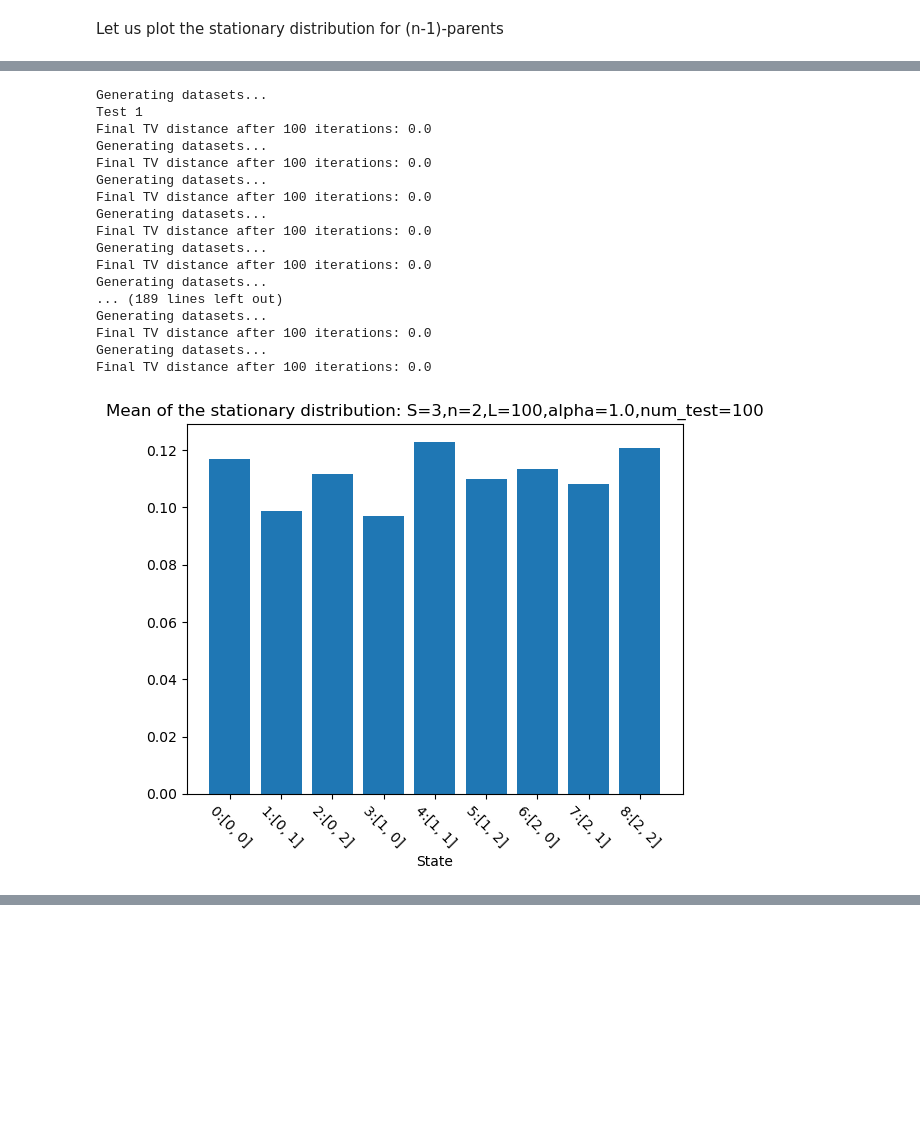
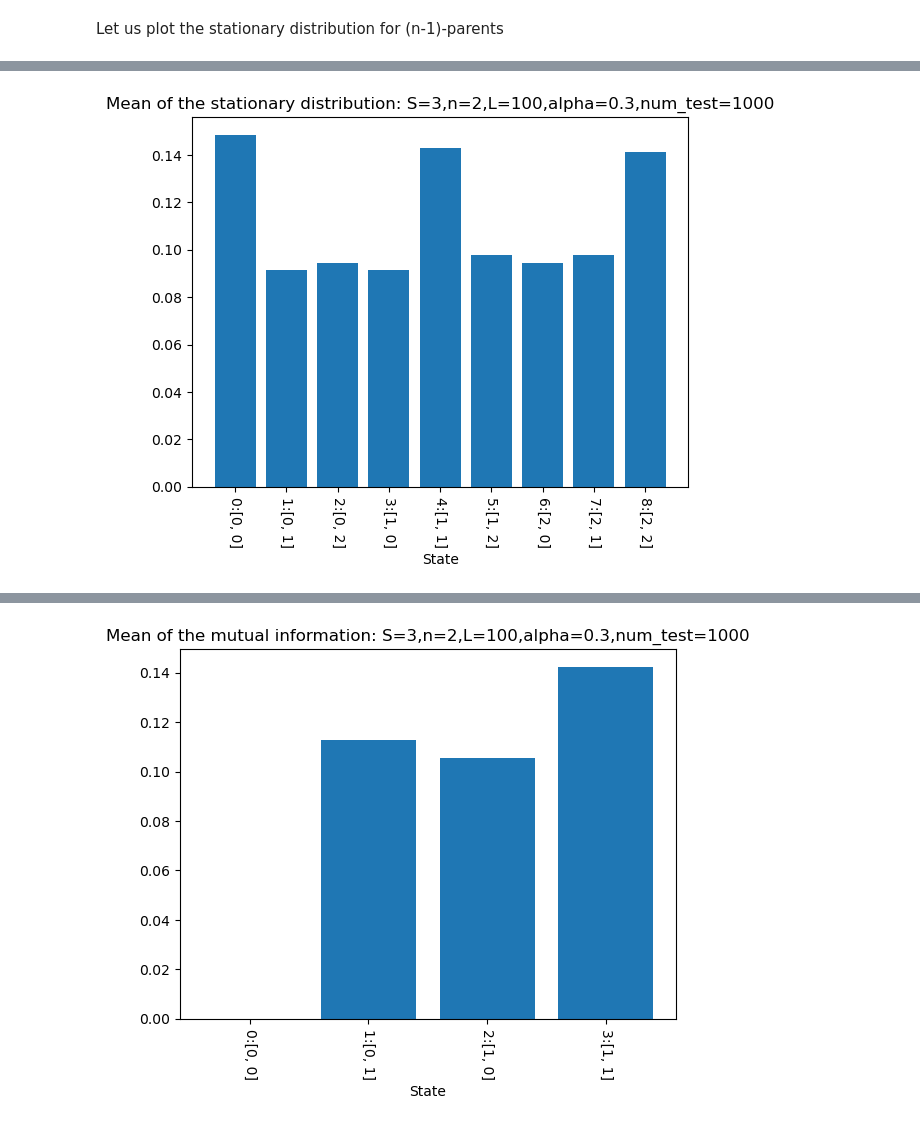
Before and after one commit to gszfwsb/Unveiling-Induction-Heads, a Jupyter notebook: RPE/simu_grad.ipynb, the cells around one changed output, grey strips where cells are left out. Drawn from its saved outputs; the diff is of its cells as text; code cells hidden in the pictures; blank space fills up the shorter version.

```diff
--- a/RPE/simu_grad.ipynb
+++ b/RPE/simu_grad.ipynb
@@ -162,11 +213,12 @@ from tqdm import tqdm, trange
 # Initialize the dataset
 S, L, n_language, alpha, n_sample = 3, 100, 3, 0.3, 1
 n = n_language - 1
-num_test = 100
+num_test = 1000
+power = 2
 
 pbar = tqdm(range(num_test),ncols=100,mininterval=1)
 mu = torch.zeros(num_test, S**n)
-mutual_info = torch.zeros(num_test, 2**n)
+MI = torch.zeros(num_test, 2**n)
 for j in pbar:
     dataset = NGramDataset(S, L, n_language, alpha, n_sample)
     pi = dataset.pi
@@ -177,6 +229,14 @@ for j in pbar:
         x, _ = get_stationary(pi, S, n)
 
     mu[j] = x.reshape(-1)
+
+    # test get_stationary_multi_parent
+    mu_prod_pi = (x.reshape(-1, 1) * pi).transpose(0, 1).view(
+        tuple([S for _ in range(n+1)])
+        )
+    for i, support in enumerate(range(0, 2**n)):
+        MI[j, i] = chi_square_mutual_info_support(support, mu_prod_pi, power)
+        # print(f'Power {power} chi-square MI for support {ind2code(support, 2, n)}: {chi}')
 
     # compute the mutual information
     for ind in range(2**n):
@@ -189,4 +249,11 @@ std = mu.std(axis=0)
 # Let's plot the mean and standard deviation of the stationary distribution
 plot_hist(mean.numpy(), S, n, title=f'Mean of the stationary distribution: S={S},n={n},L={L},alpha={alpha},num_test={num_test}')
 plot_hist(std.numpy(), S, n, title=f'Standard deviation of the stationary distribution: S={S},n={n},L={L},alpha={alpha},num_test={num_test}')
+
+# Let's plot the mutual information
+mean_MI = MI.mean(axis=0)
+std_MI = MI.std(axis=0)
+
+plot_hist(mean_MI.numpy(), 2, n, title=f'Mean of the mutual information: S={S},n={n},L={L},alpha={alpha},num_test={num_test}')
+plot_hist(std_MI.numpy(), 2, n, title=f'Standard deviation of the mutual information: S={S},n={n},L={L},alpha={alpha},num_test={num_test}')
 # %% [output]
@@ -195,43 +264,50 @@ plot_hist(std.numpy(), S, n, title=f'Standard deviation of the stationary distri
 # %%
+from tqdm import tqdm, trange
 # Initialize the dataset
-S, L, n_language, alpha, n_sample = 3, 100, 3, 1.0, 1
+S, L, n_language, alpha, n_sample = 3, 100, 3, 0.3, 1
 n = n_language - 1
-num_test = 100
+num_test = 1000
+power = 2
 
+pbar = tqdm(range(num_test),ncols=100,mininterval=1)
 mu = torch.zeros(num_test, S**n)
-for j in range(num_test):
+MI = torch.zeros(num_test, 2**n)
+for j in pbar:
     dataset = NGramDataset(S, L, n_language, alpha, n_sample)
     pi = dataset.pi
     if j % 20 == 0:
-        print(f'Test {j+1}')
-        x, _ = get_stationary(pi, S, n, output=True)
+        pbar.set_description(f'Iteration {j+1}/{num_test}')
+        x, _ = get_stationary(pi, S, n, output=False)
     else:
         x, _ = get_stationary(pi, S, n)
 
     mu[j] = x.reshape(-1)
+
+    # test get_stationary_multi_parent
+    mu_prod_pi = (x.reshape(-1, 1) * pi).transpose(0, 1).view(
+        tuple([S for _ in range(n+1)])
+        )
+    for i, support in enumerate(range(0, 2**n)):
+        MI[j, i] = chi_square_mutual_info_support(support, mu_prod_pi, power)
+        # print(f'Power {power} chi-square MI for support {ind2code(support, 2, n)}: {chi}')
+
+    # compute the mutual information
+    for ind in range(2**n):
+        support = ind2code(ind, 2, n)
+
 
 mean = mu.mean(axis=0)
 std = mu.std(axis=0)
 
 # Let's plot the mean and standard deviation of the stationary distribution
 plot_hist(mean.numpy(), S, n, title=f'Mean of the stationary distribution: S={S},n={n},L={L},alpha={alpha},num_test={num_test}')
 plot_hist(std.numpy(), S, n, title=f'Standard deviation of the stationary distribution: S={S},n={n},L={L},alpha={alpha},num_test={num_test}')
+
+# Let's plot the mutual information
+mean_MI = MI.mean(axis=0)
+std_MI = MI.std(axis=0)
+
+plot_hist(mean_MI.numpy(), 2, n, title=f'Mean of the mutual information: S={S},n={n},L={L},alpha={alpha},num_test={num_test}')
+plot_hist(std_MI.numpy(), 2, n, title=f'Standard deviation of the mutual information: S={S},n={n},L={L},alpha={alpha},num_test={num_test}')
 # %% [output]
-Generating datasets...
-Test 1
-Final TV distance after 100 iterations: 0.0
-Generating datasets...
-Final TV distance after 100 iterations: 0.0
-Generating datasets...
-Final TV distance after 100 iterations: 0.0
-Generating datasets...
-Final TV distance after 100 iterations: 0.0
-Generating datasets...
-Final TV distance after 100 iterations: 0.0
-Generating datasets...
-... (189 lines left out)
-Generating datasets...
-Final TV distance after 100 iterations: 0.0
-Generating datasets...
-Final TV distance after 100 iterations: 0.0
-[figure, old version]
+[figure, new version]
@@ -238,0 +315 @@ Final TV distance after 100 iterations: 0.0
+[figure, added]
```
Also changed, not shown: parts of 5 cells of this notebook.
